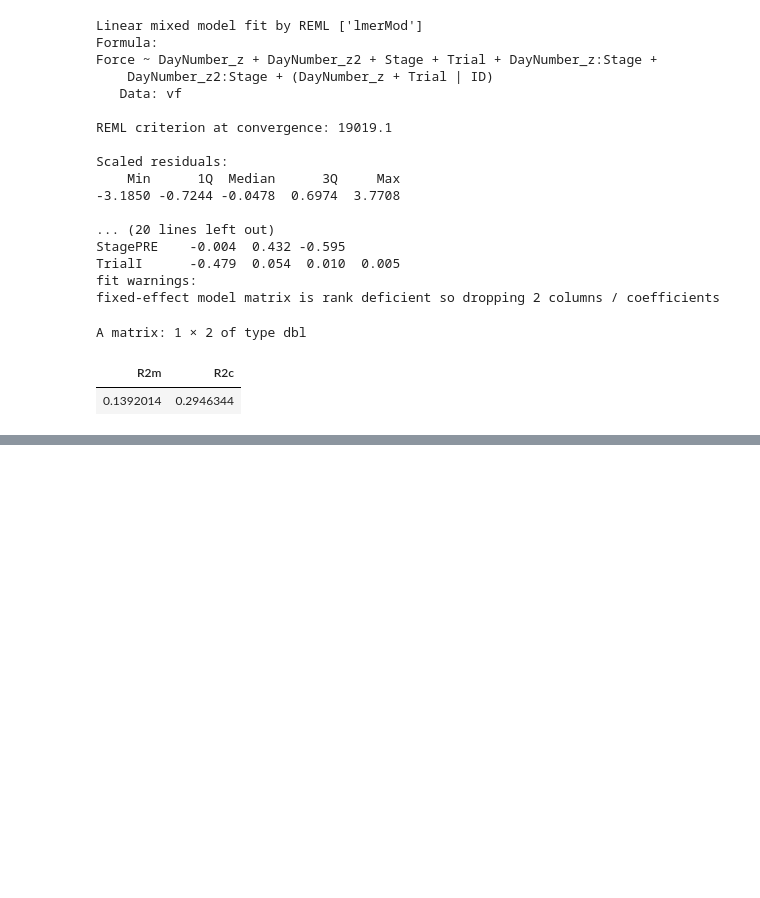
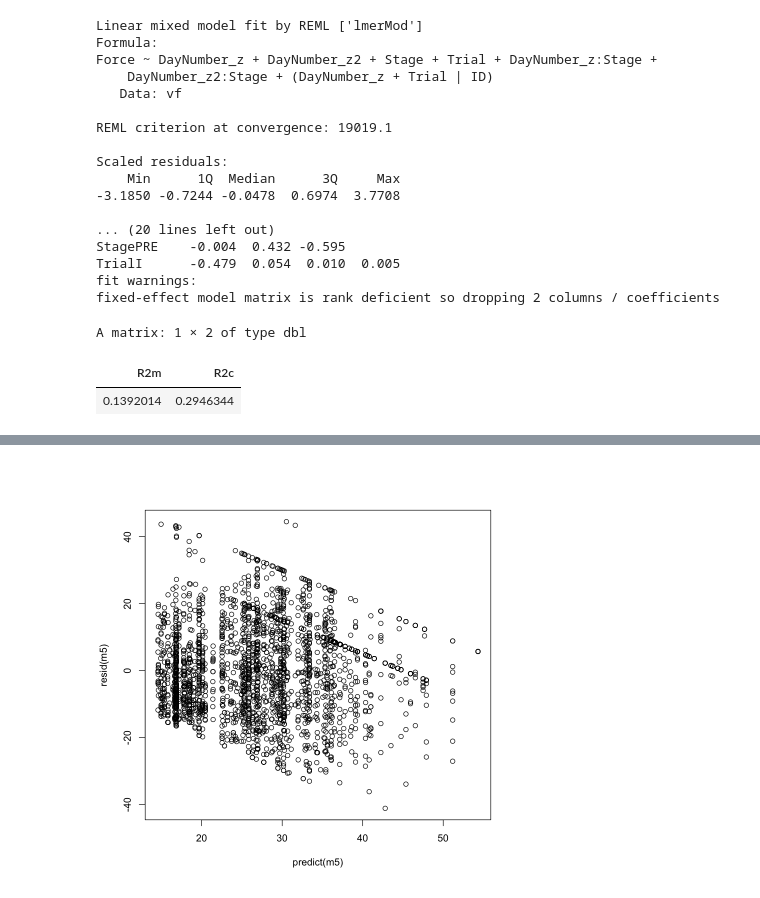
Before and after one commit to Annabeth2505/von_frey_eda, a Jupyter notebook: notebooks/02_modeling.ipynb, the cells around one changed output, grey strips where cells are left out. Saved outputs shown, nothing was run; the diff lists cells and outputs as text; code cells hidden in the pictures; blank space fills up the shorter version.

```diff
--- a/notebooks/02_modeling.ipynb
+++ b/notebooks/02_modeling.ipynb
@@ -306,0 +307,4 @@ The non linear model seems to have an improved R2m and R2c value as compared to
+# %%
+plot(predict(m5), resid(m5))
+# %% [output]
+[figure, added]
```
Also changed, not shown: parts of 20 cells of this notebook, 6 other files.
